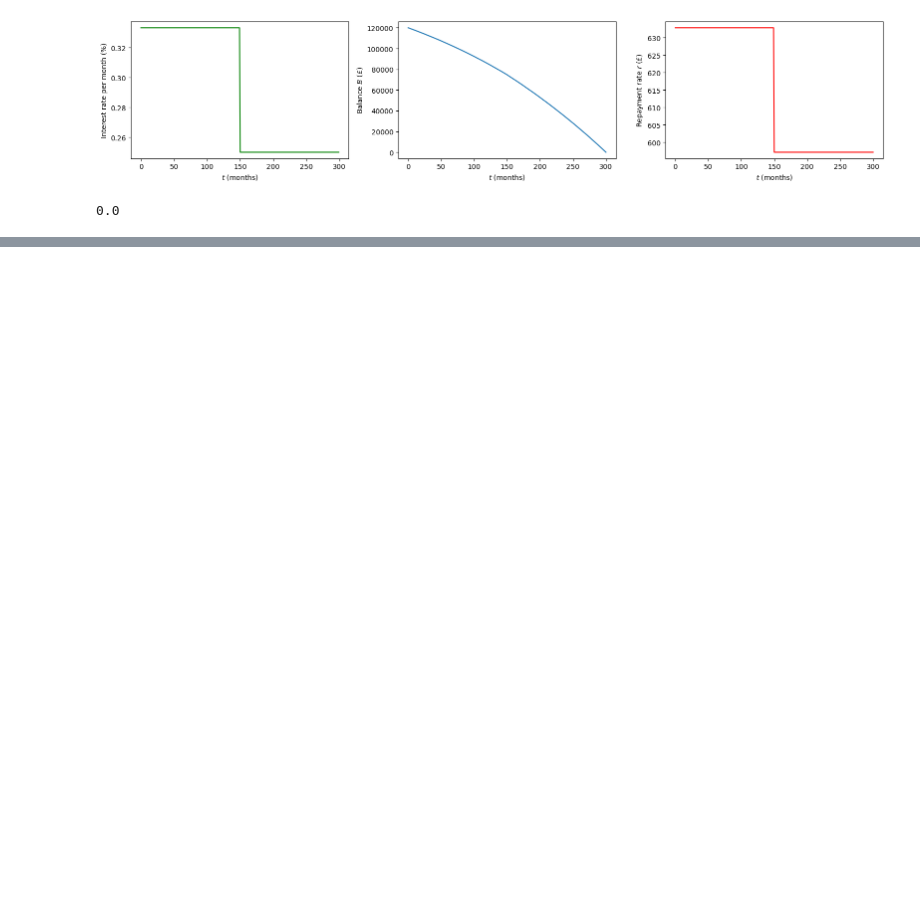
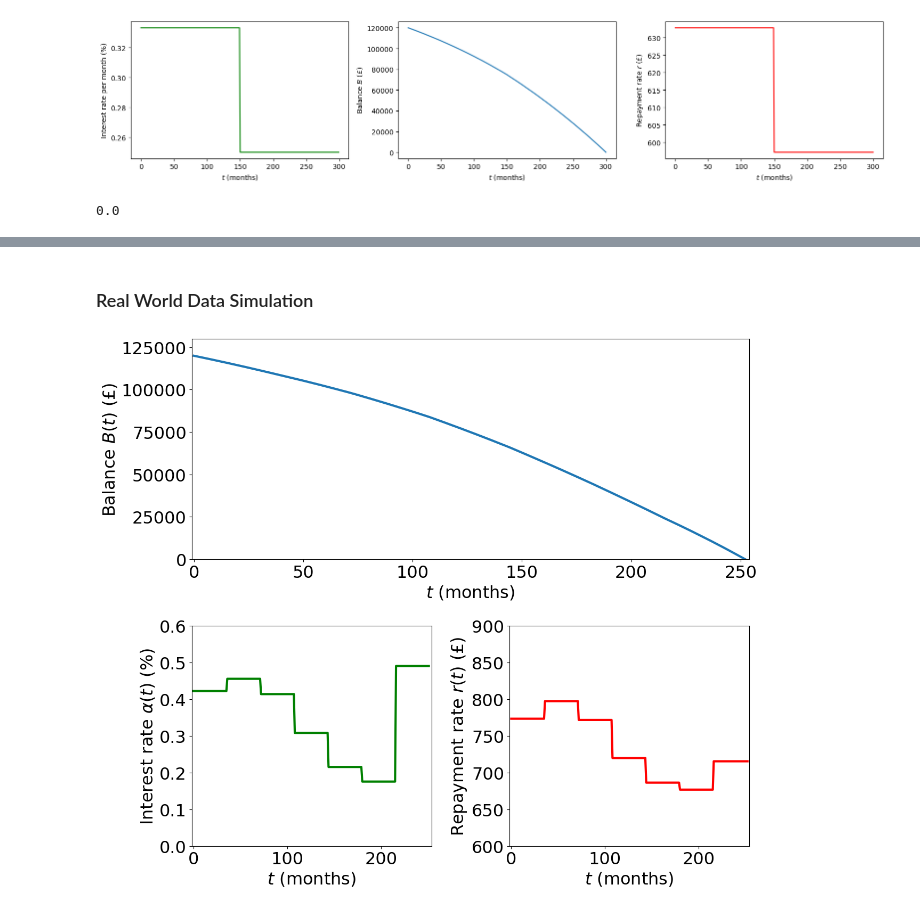
Before and after one commit to recll/MortgagePayoff, a Jupyter notebook: notebooks/ComboVariableFixed.ipynb, the cells around one changed output, grey strips where cells are left out. Saved outputs shown, nothing was run; the diff lists cells and outputs as text; code cells hidden in the pictures; blank space fills up the shorter version.

Commit message:
Add headings, real world data

```diff
--- a/notebooks/ComboVariableFixed.ipynb
+++ b/notebooks/ComboVariableFixed.ipynb
@@ -114,0 +144,39 @@ plt.plot(r_list)
+# %% [markdown]
+### Real World Data Simulation
+# %%
+B_0 = 120000
+T = 12*21
+a1 = [0.0506166/12 for i in range(36)]
+a2 = [0.0546301/12 for i in range(36)]
+a3 = [0.0496278/12 for i in range(36)]
+a4 = [0.0369639/12 for i in range(36)]
+a5 = [0.0258278/12 for i in range(36)]
+a6 = [0.0210556/12 for i in range(36)]
+a7 = [0.0588/12 for i in range(36)]
+a_list = a1 + a2 + a3 + a4 + a5 + a6 + a7
+c = ComboMortgage(B_0, T, a_list)
+B_list, r_list = c.calc_B_and_r()
+
+plt.figure(figsize=(13,11))
+plt.subplot(211)
+plt.plot(B_list, linewidth=3)
+plt.xlim([-1,254])
+plt.ylim([-50,130000])
+plt.xlabel("$t$ (months)")
+plt.ylabel("Balance $B(t)$ (£)")
+plt.subplot(223)
+plt.xlim(-2,254)
+plt.ylim(0,0.6)
+plt.plot(np.array(a_list)*100, 'g', linewidth=3)
+plt.ylabel("Interest rate $α(t)$ (%)")
+plt.xlabel("$t$ (months)")
+plt.subplot(224)
+plt.plot(np.array(r_list), 'r', linewidth=3)
+plt.xlabel("$t$ (months)")
+plt.ylabel("Repayment rate $r(t)$ (£)")
+plt.xlim(-2,254)
+plt.ylim(600,900)
+plt.tight_layout()
+plt.savefig("ComboInterestRealWorldData.pdf", bbox_inches='tight')
+# %% [output]
+[figure, added]
```
Also changed, not shown: parts of 19 cells of this notebook.
